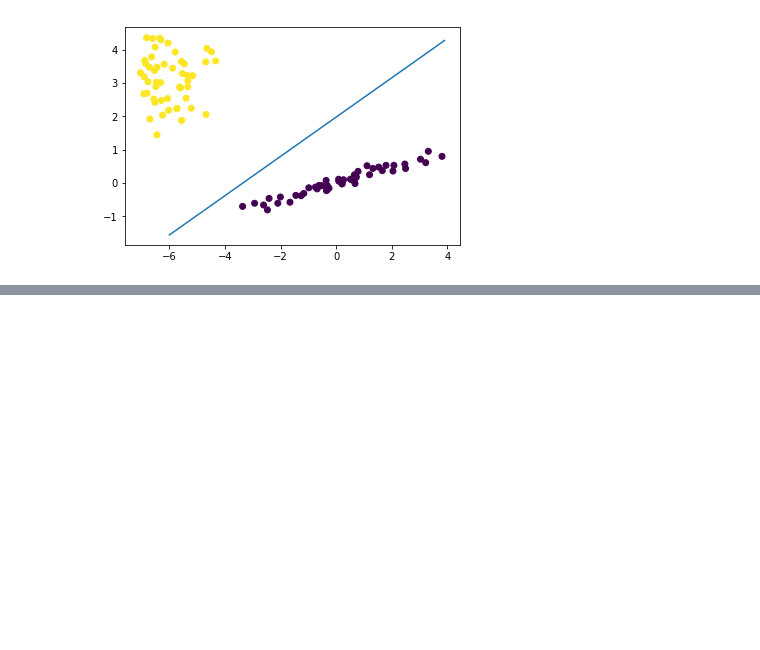
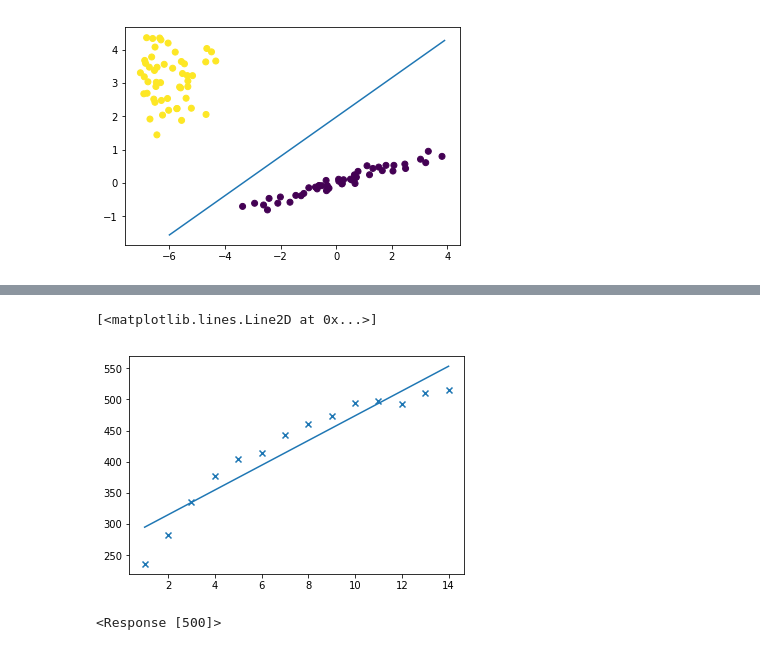
Before and after one commit to dhuynh95/X-AI, a Jupyter notebook: lesson_1_regression_classification/Lesson_1_regression.ipynb, the cells around one changed output, grey strips where cells are left out. Drawn from its saved outputs; the diff is of its cells as text; code cells hidden in the pictures; blank space fills up the shorter version.

```diff
--- a/lesson_1_regression_classification/Lesson_1_regression.ipynb
+++ b/lesson_1_regression_classification/Lesson_1_regression.ipynb
@@ -457,0 +350,11 @@ plt.scatter(x,y)
+# %%
+import pandas as pd
+
+data = pd.read_csv("./data/ratWeight.csv")
+# %%
+data
+
+rat = data.loc[data.id == "B38602"]
+# %%
+x = rat.week.values.reshape(-1,1)
+y = rat.weight.values.reshape(-1,1)
@@ -457,0 +363,26 @@ plt.scatter(x,y)
+# %%
+%matplotlib inline
+import matplotlib.pyplot as plt
+
+model = sklearn.linear_model.LinearRegression()
+model.fit(x,y)
+
+preds = model.predict(x)
+
+plt.scatter(x,y, marker ="x")
+plt.plot(x,preds,)
+# %% [output]
+[<matplotlib.lines.Line2D at 0x...>]
+[figure, added]
+# %%
+import requests
+
+url = "http://127.0.0.1:5000/rat_weight"
+
+data = {"week" : 1}
+
+req = requests.post(url,data= data)
+
+print(req)
+# %% [output]
+<Response [500]>
```
Also changed, not shown: parts of 11 cells of this notebook, 2 other files.
